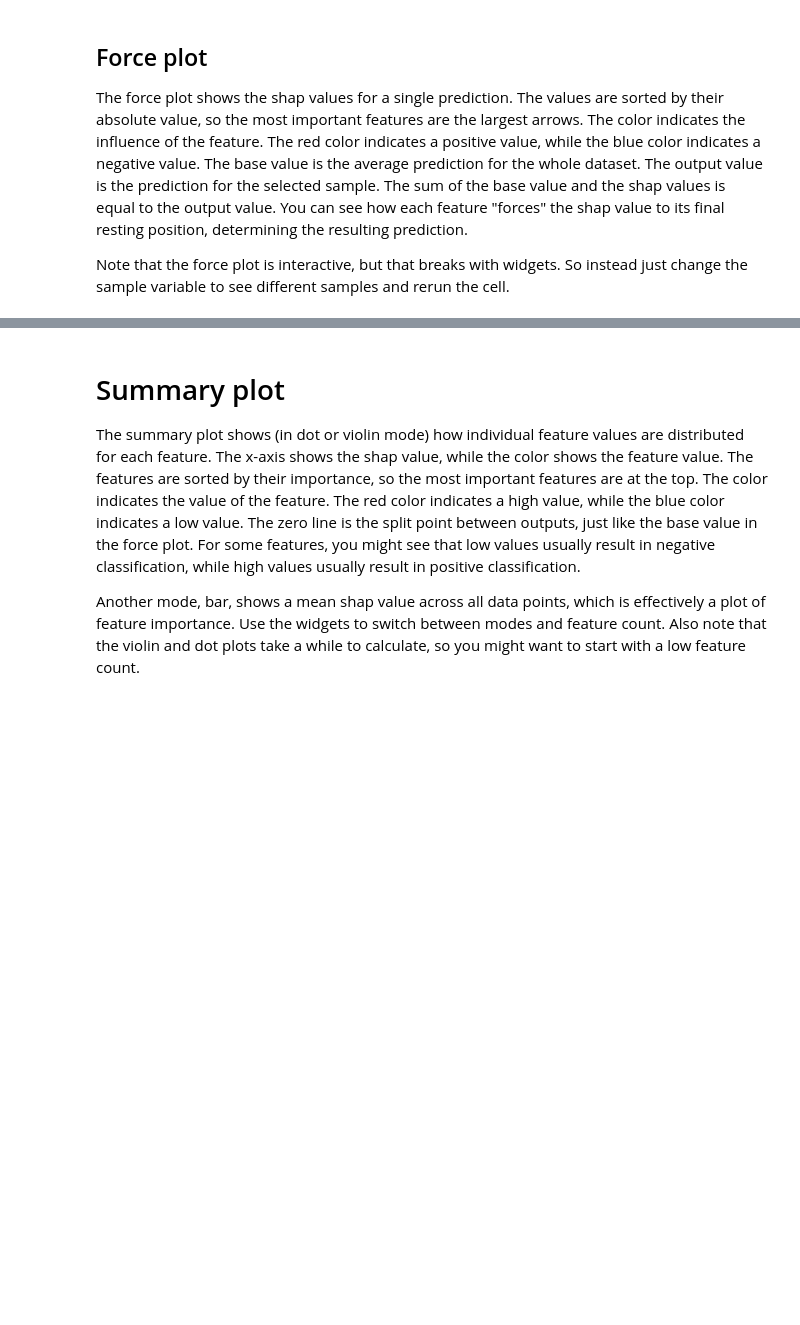
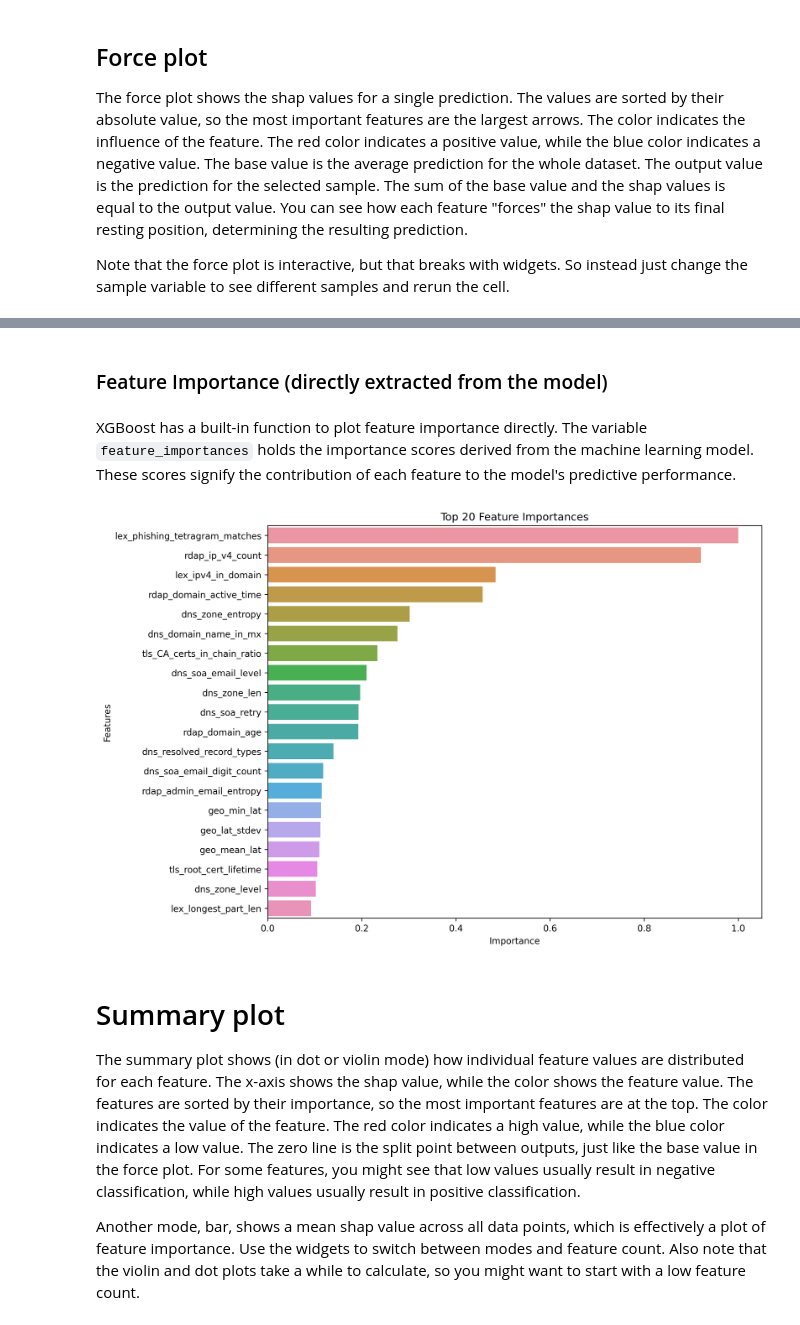
Before and after one commit to OviOvocny/dr-playground, a Jupyter notebook: Playground.ipynb, the cells around one changed output, grey strips where cells are left out. Drawn from its saved outputs; the diff is of its cells as text; code cells hidden in the pictures; blank space fills up the shorter version.

```diff
--- a/Playground.ipynb
+++ b/Playground.ipynb
@@ -367,3 +668,33 @@ Actual: benign_cesnet_union_2307:unknown
+# %% [markdown]
+### Feature Importance (directly extracted from the model)
+# %% [markdown]
+XGBoost has a built-in function to plot feature importance directly. The variable `feature_importances` holds the importance scores derived from the machine learning model. These scores signify the contribution of each feature to the model's predictive performance.
+# %%
+import numpy as np
+import matplotlib.pyplot as plt
+import seaborn as sns
+
+# Retrieve feature importances from the model
+feature_importances = model.feature_importances_
+
+# Normalize feature importances to range 0 to 1
+normalized_importances = (feature_importances - np.min(feature_importances)) / (np.max(feature_importances) - np.min(feature_importances))
+
+# Get the indices that would sort the importances array
+sorted_indices = np.argsort(feature_importances)[::-1]
+
+# Slice the top 20 feature importances
+top_20_indices = sorted_indices[:20]
+
+# Plotting the top 20 feature importances
+plt.figure(figsize=(10, 8))
+sns.barplot(x=normalized_importances[top_20_indices], y=X_train.columns[top_20_indices], orient='h')
+plt.title('Top 20 Feature Importances')
+plt.xlabel('Importance')
+plt.ylabel('Features')
+plt.show()
+# %% [output]
+[figure, added]
 # %% [markdown]
 # Summary plot
 The summary plot shows (in dot or violin mode) how individual feature values are distributed for each feature. The x-axis shows the shap value, while the color shows the feature value. The features are sorted by their importance, so the most important features are at the top. The color indicates the value of the feature. The red color indicates a high value, while the blue color indicates a low value. The zero line is the split point between outputs, just like the base value in the force plot. For some features, you might see that low values usually result in negative classification, while high values usually result in positive classification.
```
Also changed, not shown: parts of 21 cells of this notebook, 35 other files.
